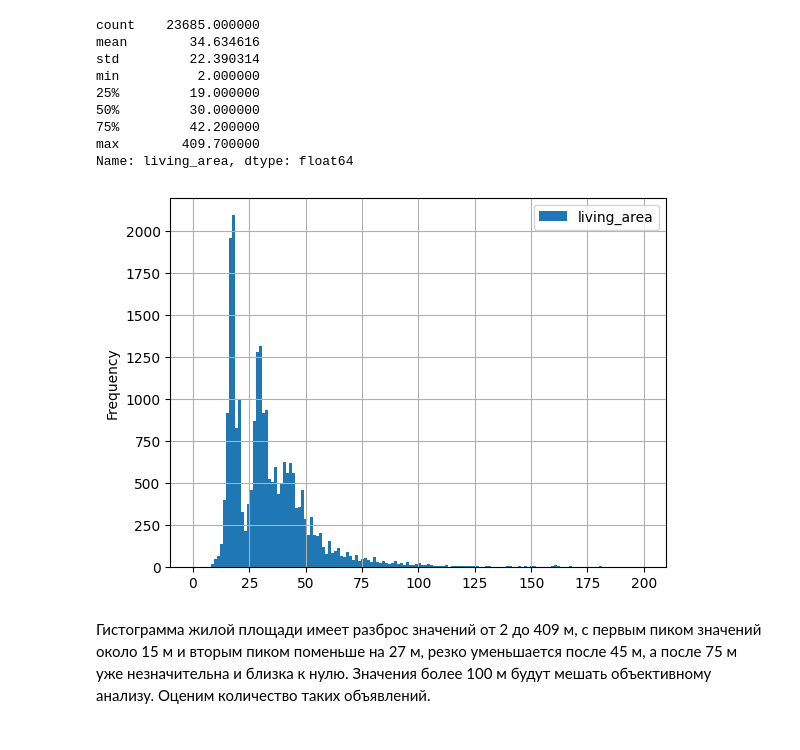
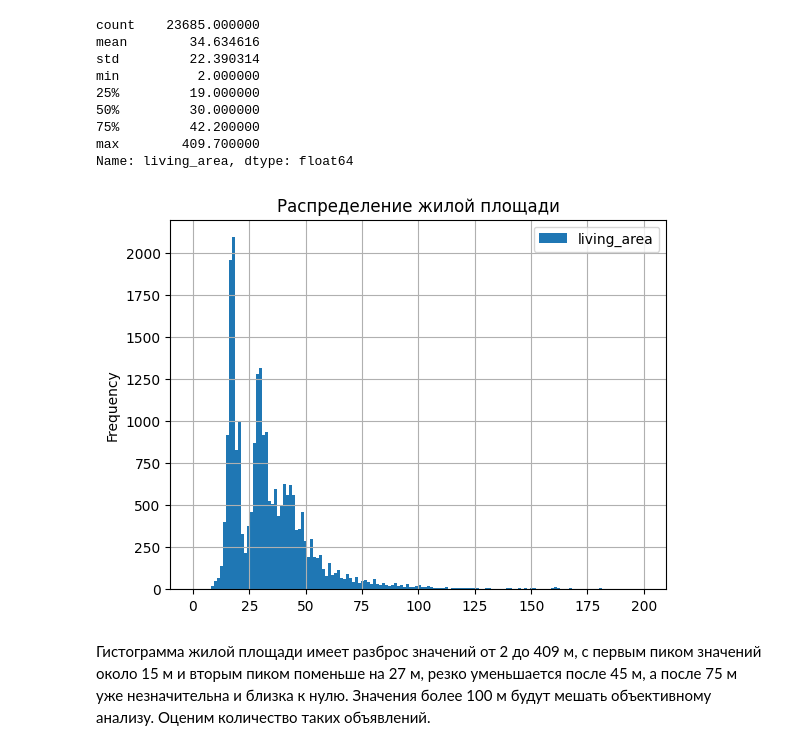
Before and after one commit to AntonBeshZ/Studys-project, a Jupyter notebook: Flats_SPB/flats_SPB.ipynb, the cells around one changed output. Saved outputs shown, nothing was run; the diff lists cells and outputs as text; code cells hidden in the pictures.

```diff
--- a/Flats_SPB/flats_SPB.ipynb
+++ b/Flats_SPB/flats_SPB.ipynb
@@ -786,9 +746,9 @@ min          2.000000
 max        409.700000
 Name: living_area, dtype: float64
 # %%
-data.plot(y='living_area', kind='hist', range=(0, 200), bins=(150), grid=True);
+data.plot(y='living_area', kind='hist', title='Распределение жилой площади', range=(0, 200), bins=(150), grid=True);
 # %% [output]
-[figure, old version]
+[figure, new version]
 # %% [markdown]
 Гистограмма жилой площади имеет разброс значений от 2 до 409 м, с первым пиком значений около 15 м и вторым пиком поменьше на 27 м, резко уменьшается после 45 м, а после 75 м уже незначительна и близка к нулю. Значения более 100 м будут мешать объективному анализу. Оценим количество таких объявлений.
 # %%
```
Also changed, not shown: parts of 76 cells of this notebook.
